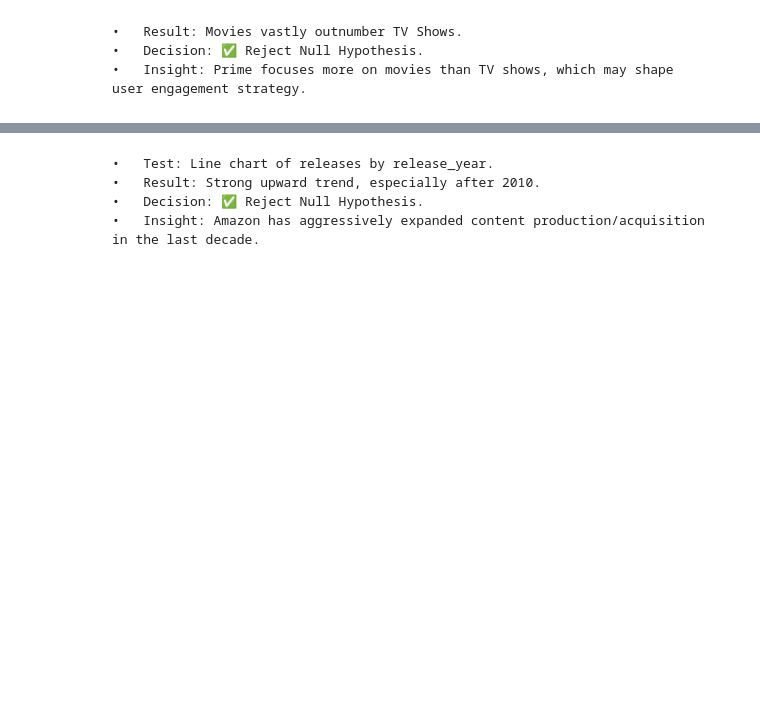
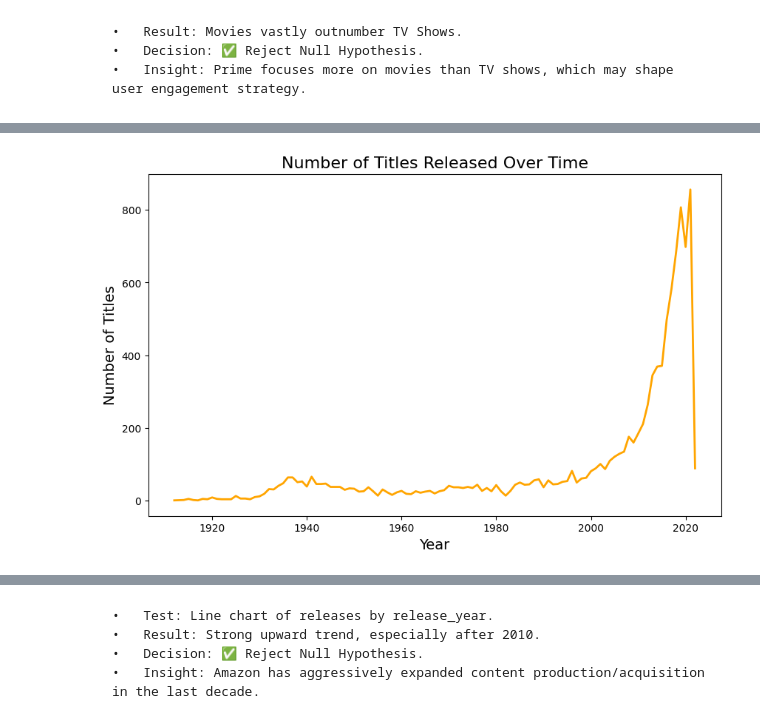
Before and after one commit to Shyam2143/EDA_Prime, a Jupyter notebook: Exploratory_Data_Analysis_of_the_Amazon_Prime_Video_Content_Library.ipynb, the cells around one changed output, grey strips where cells are left out. Saved outputs shown, nothing was run; the diff lists cells and outputs as text; code cells hidden in the pictures; blank space fills up the shorter version.

```diff
--- a/Exploratory_Data_Analysis_of_the_Amazon_Prime_Video_Content_Library.ipynb
+++ b/Exploratory_Data_Analysis_of_the_Amazon_Prime_Video_Content_Library.ipynb
@@ -699,3 +826,22 @@ print(f"Titles from US: {us_titles_count}")
+# %%
+# Group the data by release year and count the number of titles released each year
+titles_by_year = titles_df.groupby('release_year').size()
+
+# Create a line plot to show the trend of titles released over time
+plt.figure(figsize=(10, 6))
+
+# Line plot to visualize the trend over time
+titles_by_year.plot(kind='line', color='orange', linewidth=2)
+
+# Add plot title and labels
+plt.title('Number of Titles Released Over Time', fontsize=16)
+plt.xlabel('Year', fontsize=14)
+plt.ylabel('Number of Titles', fontsize=14)
+
+# Display the plot
+plt.show()
+# %% [output]
+[figure, added]
 # %%
 # Compare the number of titles released before and after 2010
 titles_before_2010 = titles_df[titles_df['release_year'] < 2010].shape[0]
```
Also changed, not shown: parts of 36 cells of this notebook.
